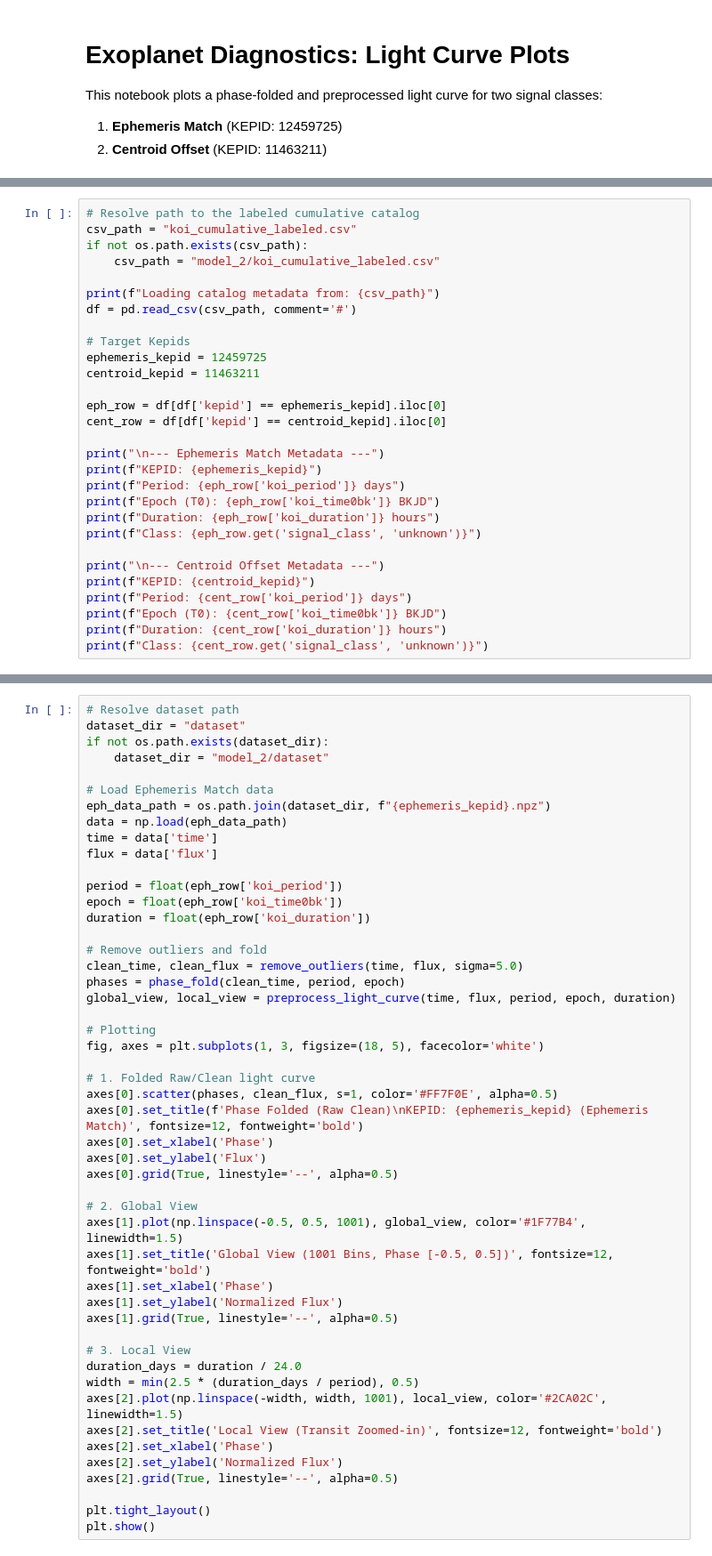
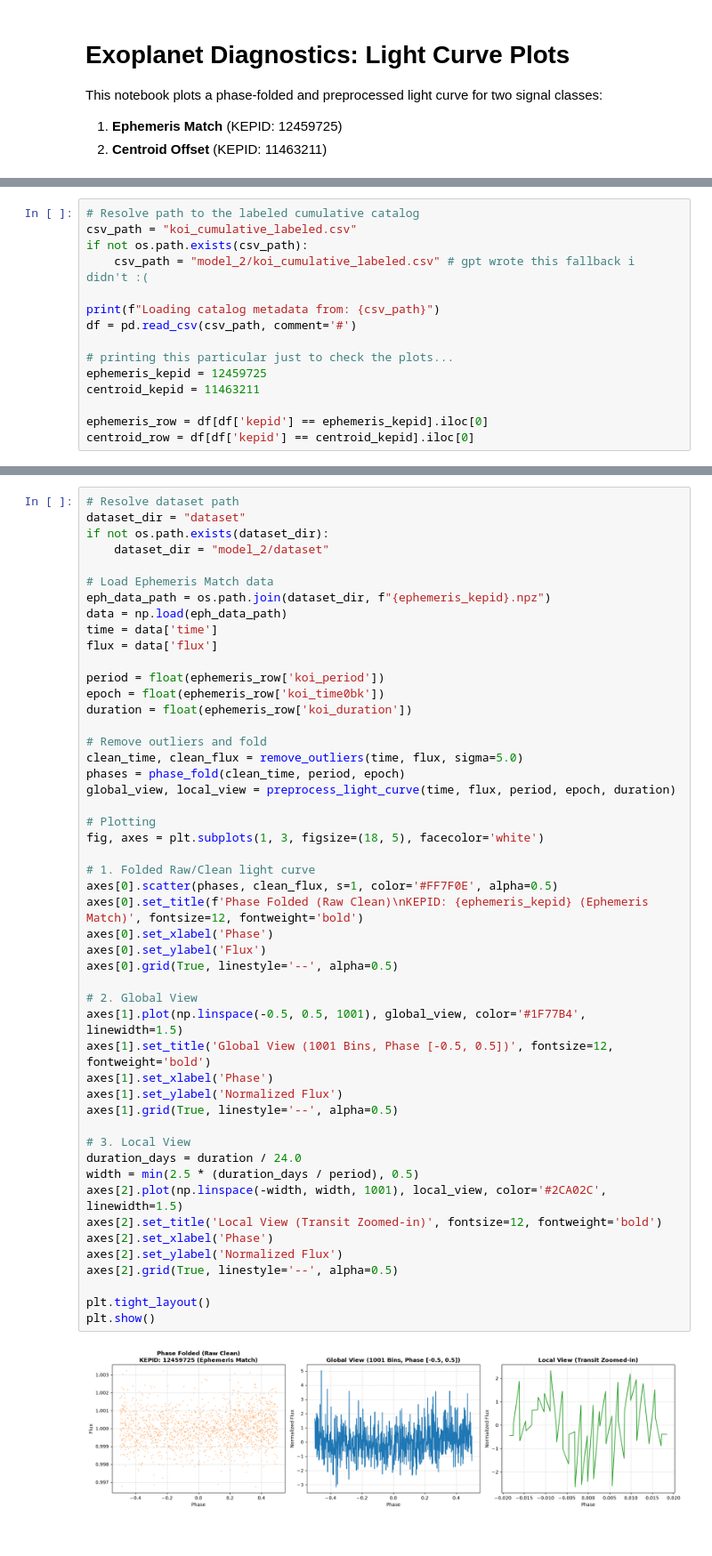
Before and after one commit to debomoy13/demmo-to-be-del, a Jupyter notebook: Testing plots.ipynb, the cells around one changed output, grey strips where cells are left out. Shown at 89% size. Saved outputs shown, nothing was run; the diff lists cells and outputs as text.

```diff
--- a/Testing plots.ipynb
+++ b/Testing plots.ipynb
@@ -22,28 +19,14 @@ except ImportError:
 # Resolve path to the labeled cumulative catalog
 csv_path = "koi_cumulative_labeled.csv"
 if not os.path.exists(csv_path):
-    csv_path = "model_2/koi_cumulative_labeled.csv"
+    csv_path = "model_2/koi_cumulative_labeled.csv" # gpt wrote this fallback i didn't :(
 
 print(f"Loading catalog metadata from: {csv_path}")
 df = pd.read_csv(csv_path, comment='#')
 
-# Target Kepids
+# printing this particular just to check the plots...
 ephemeris_kepid = 12459725
 centroid_kepid = 11463211
 
-eph_row = df[df['kepid'] == ephemeris_kepid].iloc[0]
-cent_row = df[df['kepid'] == centroid_kepid].iloc[0]
-
-print("\n--- Ephemeris Match Metadata ---")
-print(f"KEPID: {ephemeris_kepid}")
-print(f"Period: {eph_row['koi_period']} days")
-print(f"Epoch (T0): {eph_row['koi_time0bk']} BKJD")
-print(f"Duration: {eph_row['koi_duration']} hours")
-print(f"Class: {eph_row.get('signal_class', 'unknown')}")
-
-print("\n--- Centroid Offset Metadata ---")
-print(f"KEPID: {centroid_kepid}")
-print(f"Period: {cent_row['koi_period']} days")
-print(f"Epoch (T0): {cent_row['koi_time0bk']} BKJD")
-print(f"Duration: {cent_row['koi_duration']} hours")
-print(f"Class: {cent_row.get('signal_class', 'unknown')}")
+ephemeris_row = df[df['kepid'] == ephemeris_kepid].iloc[0]
+centroid_row = df[df['kepid'] == centroid_kepid].iloc[0]
@@ -59,9 +44,9 @@ data = np.load(eph_data_path)
 time = data['time']
 flux = data['flux']
 
-period = float(eph_row['koi_period'])
-epoch = float(eph_row['koi_time0bk'])
-duration = float(eph_row['koi_duration'])
+period = float(ephemeris_row['koi_period'])
+epoch = float(ephemeris_row['koi_time0bk'])
+duration = float(ephemeris_row['koi_duration'])
 
 # Remove outliers and fold
 clean_time, clean_flux = remove_outliers(time, flux, sigma=5.0)
@@ -69,33 +54,35 @@ phases = phase_fold(clean_time, period, epoch)
 global_view, local_view = preprocess_light_curve(time, flux, period, epoch, duration)
 
 # Plotting
 fig, axes = plt.subplots(1, 3, figsize=(18, 5), facecolor='white')
 
 # 1. Folded Raw/Clean light curve
 axes[0].scatter(phases, clean_flux, s=1, color='#FF7F0E', alpha=0.5)
 axes[0].set_title(f'Phase Folded (Raw Clean)\nKEPID: {ephemeris_kepid} (Ephemeris Match)', fontsize=12, fontweight='bold')
 axes[0].set_xlabel('Phase')
 axes[0].set_ylabel('Flux')
 axes[0].grid(True, linestyle='--', alpha=0.5)
 
 # 2. Global View
 axes[1].plot(np.linspace(-0.5, 0.5, 1001), global_view, color='#1F77B4', linewidth=1.5)
 axes[1].set_title('Global View (1001 Bins, Phase [-0.5, 0.5])', fontsize=12, fontweight='bold')
 axes[1].set_xlabel('Phase')
 axes[1].set_ylabel('Normalized Flux')
 axes[1].grid(True, linestyle='--', alpha=0.5)
 
 # 3. Local View
 duration_days = duration / 24.0
 width = min(2.5 * (duration_days / period), 0.5)
 axes[2].plot(np.linspace(-width, width, 1001), local_view, color='#2CA02C', linewidth=1.5)
 axes[2].set_title('Local View (Transit Zoomed-in)', fontsize=12, fontweight='bold')
 axes[2].set_xlabel('Phase')
 axes[2].set_ylabel('Normalized Flux')
 axes[2].grid(True, linestyle='--', alpha=0.5)
 
 plt.tight_layout()
 plt.show()
+# %% [output]
+[figure, added]
 # %%
 # Load Centroid Offset data
 cent_data_path = os.path.join(dataset_dir, f"{centroid_kepid}.npz")
```
Also changed, not shown: parts of 3 cells of this notebook, 2 other files.
